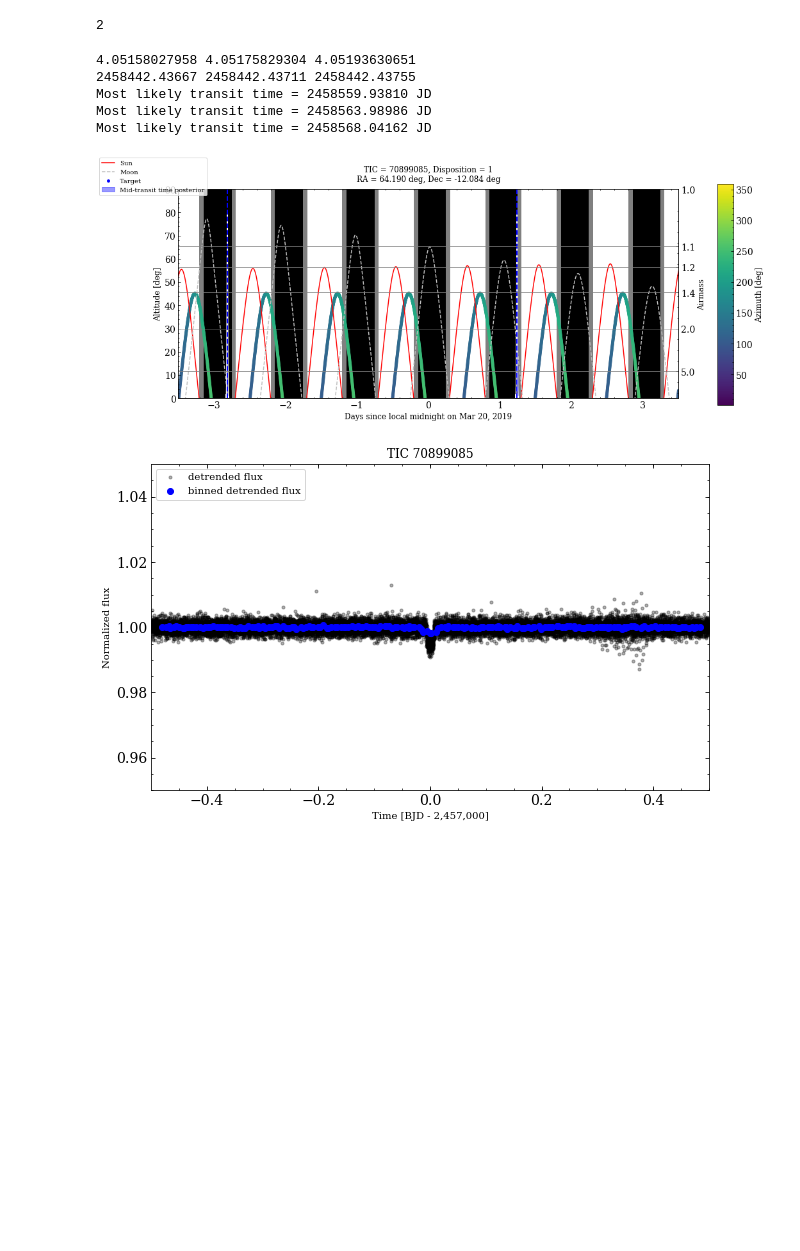
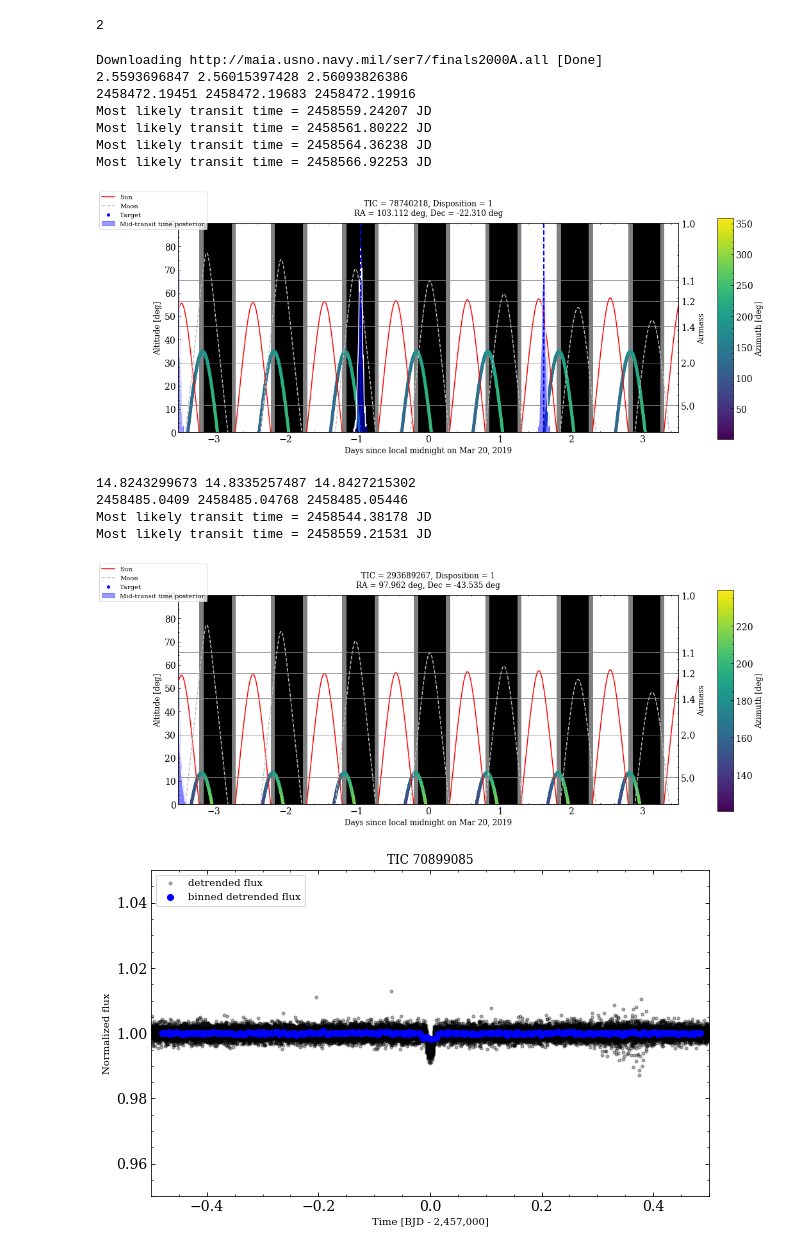
Before and after one commit to r-cloutier/mdwarfparams, a Jupyter notebook: Dragonfly_visibility.ipynb, the cells around one changed output. Saved outputs shown, nothing was run; the diff lists cells and outputs as text; code cells hidden in the pictures; blank space fills up the shorter version.

```diff
--- a/Dragonfly_visibility.ipynb
+++ b/Dragonfly_visibility.ipynb
@@ -174,17 +180,24 @@ UTCoffset = -6*u.hour   # New mexico
 loc = EarthLocation(lat=lat*u.deg, lon=lon*u.deg, height=elevation*u.m)
 date_mid, date_str = '2019-3-20 00:00:00', 'Mar 20, 2019'
 # %%
-for i in range(1,tics.size):
+for i in range(tics.size):
     plot_visibility(tics[i], dispositions_human[i], ras[i], decs[i], loc, UTCoffset, Ps=[Ps[i],ehiPs[i],eloPs[i]],
                     T0s=[T0s[i],ehiT0s[i],eloT0s[i]], duration_days=7, saveplt=True,
-                    pltfolder='DragonflyPlots/DragonflyPlots_sector5')
+                    pltfolder='DragonflyPlots/DragonflyPlots_sector7')
 # %% [output]
-4.05158027958 4.05175829304 4.05193630651
-2458442.43667 2458442.43711 2458442.43755
-Most likely transit time = 2458559.93810 JD
-Most likely transit time = 2458563.98986 JD
-Most likely transit time = 2458568.04162 JD
+Downloading http://maia.usno.navy.mil/ser7/finals2000A.all [Done]
+2.5593696847 2.56015397428 2.56093826386
+2458472.19451 2458472.19683 2458472.19916
+Most likely transit time = 2458559.24207 JD
+Most likely transit time = 2458561.80222 JD
+Most likely transit time = 2458564.36238 JD
+Most likely transit time = 2458566.92253 JD
-[figure, old version]
+[figure, new version]
+14.8243299673 14.8335257487 14.8427215302
+2458485.0409 2458485.04768 2458485.05446
+Most likely transit time = 2458544.38178 JD
+Most likely transit time = 2458559.21531 JD
+[figure, added]
 # %%
 t0 = 2457000
 d = loadpickle('PipelineResults_TIC_sector5/TIC_70899085/LC_-00099')
```
Also changed, not shown: parts of 2 cells of this notebook.
